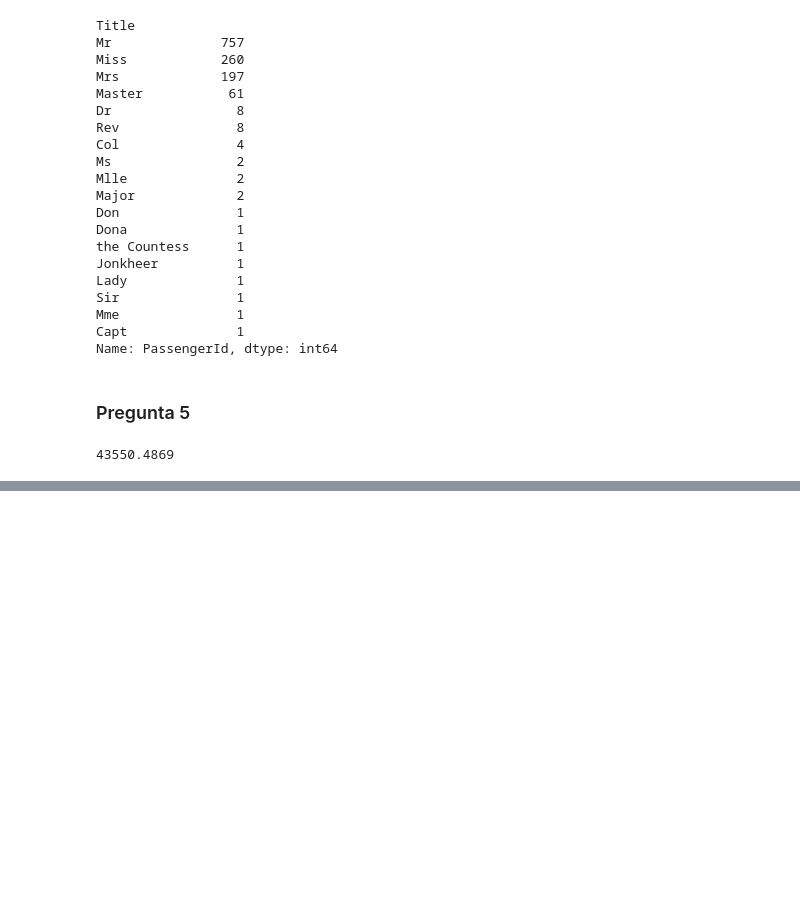
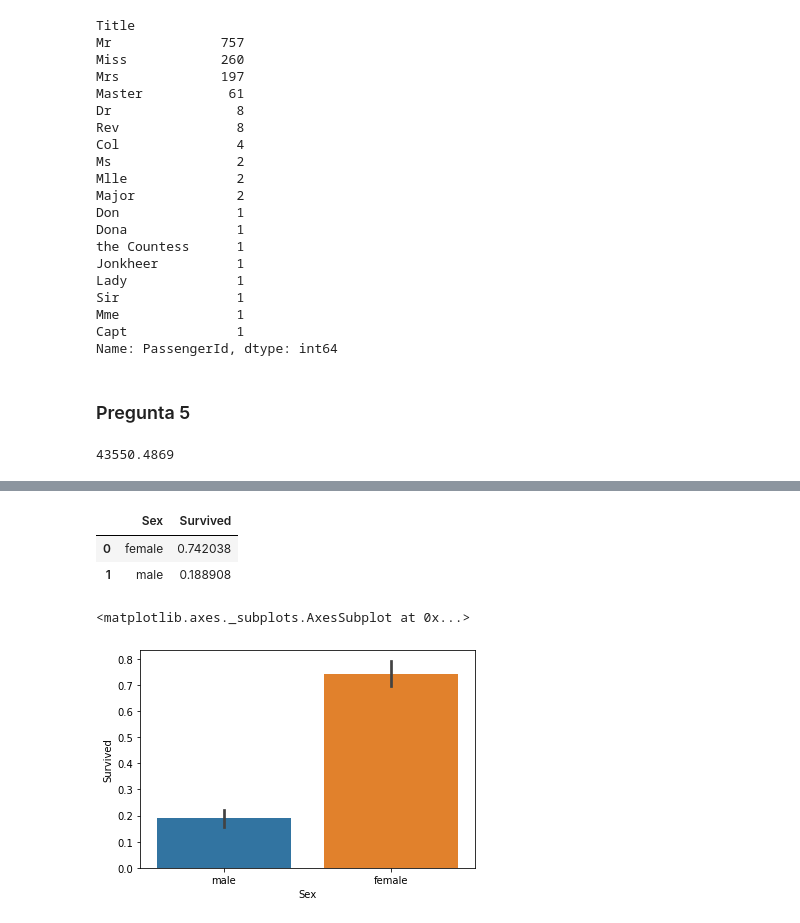
Before and after one commit to AngelloVillanueva/titanic_kaggle, a Jupyter notebook: Titanic.ipynb, the cells around one changed output, grey strips where cells are left out. Drawn from its saved outputs; the diff is of its cells as text; code cells hidden in the pictures; blank space fills up the shorter version.

```diff
--- a/Titanic.ipynb
+++ b/Titanic.ipynb
@@ -316,0 +326,4 @@ df['Fare'].sum()
+# %%
+gender = pd.read_csv('gender_submission.csv')
+train = pd.read_csv('train.csv')
+test = pd.read_csv('test.csv')
@@ -316,0 +413,11 @@ df['Fare'].sum()
+# %%
+train[['Sex', 'Survived']].groupby(['Sex'], as_index= False).mean()
+# %% [output]
+|  | Sex | Survived |
+| 0 | female | 0.742038 |
+| 1 | male | 0.188908 |
+# %%
+sns.barplot(x = "Sex", y="Survived", data=train)
+# %% [output]
+<matplotlib.axes._subplots.AxesSubplot at 0x...>
+[figure, added]
```
Also changed, not shown: parts of 41 cells of this notebook.
